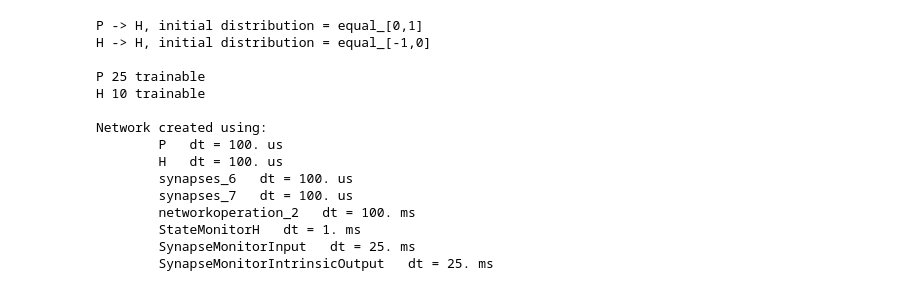
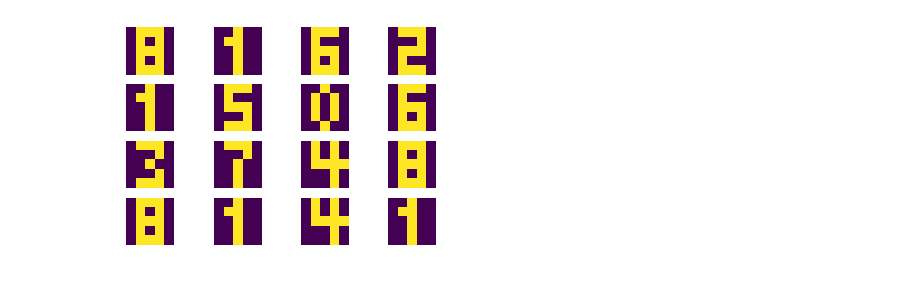
Before and after one commit to Dnekhaev/brian_projects, a Jupyter notebook: SpikingNN/Perceptron_intrinsic.ipynb, the cells around one changed output. Drawn from its saved outputs; the diff is of its cells as text; code cells hidden in the pictures.

Commit message:
new parameters in perceptron_intrinsic

```diff
--- a/SpikingNN/Perceptron_intrinsic.ipynb
+++ b/SpikingNN/Perceptron_intrinsic.ipynb
@@ -4,3 +8,14 @@ from Stupid_digits import *
+# %%
+# X are mormalizied digits to have overall activity 10
+X,y = stupid_digits_dataset(100)
+plt.figure('data')
+for i in np.arange(16):
+    plt.subplot(4,4,i+1)
+    plt.imshow(X[i].reshape((5,5)), interpolation=None)
+    plt.axis('off')
+plt.show()
+# %% [output]
+[figure, added]
 # %%
 from brian2 import *
 import numpy as np
@@ -464,18 +610,0 @@ Teacher_amplitude = 25.
-# %%
-NN = Perceptron(X, y, inits=inits, monitor=monitor, mod=True)
-# %% [output]
-P -> H, initial distribution = equal_[0,1]
-H -> H, initial distribution = equal_[-1,0]
-
-P 25 trainable
-H 10 trainable
-
-Network created using:
-        P   dt = 100. us
-        H   dt = 100. us
-        synapses_6   dt = 100. us
-        synapses_7   dt = 100. us
-        networkoperation_2   dt = 100. ms
-        StateMonitorH   dt = 1. ms
-        SynapseMonitorInput   dt = 25. ms
-        SynapseMonitorIntrinsicOutput   dt = 25. ms
```
Also changed, not shown: parts of 13 cells of this notebook, 1 other file.
